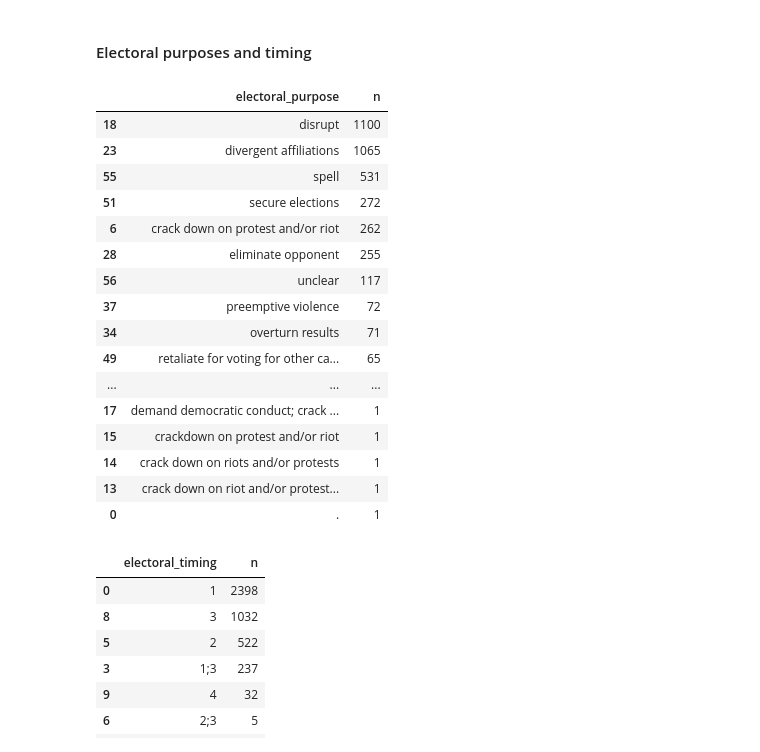
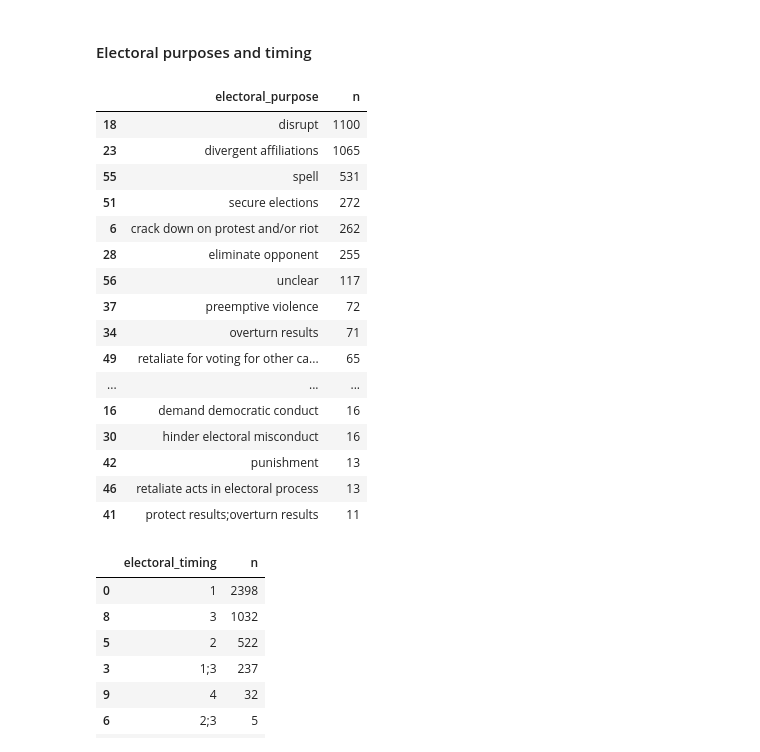
Before and after one commit to samuelco1997/Portfolio, a Jupyter notebook: Classifying Election Violence using ML in Python/DSII_FinalProject_Exploratory Data Analysis.ipynb, the cells around one changed output. Cells and saved outputs as stored; diff of their text form; code cells hidden in the pictures.

```diff
--- a/Classifying Election Violence using ML in Python/DSII_FinalProject_Exploratory Data Analysis.ipynb
+++ b/Classifying Election Violence using ML in Python/DSII_FinalProject_Exploratory Data Analysis.ipynb
@@ -21,7 +21,8 @@ from sklearn.tree import DecisionTreeClassifier
 from sklearn.preprocessing import LabelEncoder
 
 # Reading in data
-deco_clean = pd.read_csv("./deco_clean.csv")
+deco_clean = pd.read_csv("./Data/deco_clean.csv") # Cleaned data
+deco = pd.read_csv("./Data/DECO_v.1.0.csv") # Raw data
 
 
 ## Display all columns
@@ -218,25 +231,25 @@ create_histogram(deco_clean[deco_clean["best"]>=1], "best", 50)
 #### Electoral purposes and timing
 # %%
 #count of instances of electoral purposes
-count_by(deco_clean, "electoral_purpose")
+count_by(deco_clean, "electoral_purpose")[:25] # top 25
 # %% [output]
 |  | electoral_purpose | n |
 | 18 | disrupt | 1100 |
 | 23 | divergent affiliations | 1065 |
 | 55 | spell | 531 |
 | 51 | secure elections | 272 |
 | 6 | crack down on protest and/or riot | 262 |
 | 28 | eliminate opponent | 255 |
 | 56 | unclear | 117 |
 | 37 | preemptive violence | 72 |
 | 34 | overturn results | 71 |
 | 49 | retaliate for voting for other ca... | 65 |
 | ... | ... | ... |
-| 17 | demand democratic conduct; crack ... | 1 |
-| 15 | crackdown on protest and/or riot | 1 |
-| 14 | crack down on riots and/or protests | 1 |
-| 13 | crack down on riot and/or protest... | 1 |
-| 0 | . | 1 |
+| 16 | demand democratic conduct | 16 |
+| 30 | hinder electoral misconduct | 16 |
+| 42 | punishment | 13 |
+| 46 | retaliate acts in electoral process | 13 |
+| 41 | protect results;overturn results | 11 |
 # %%
 #count of instances of electoral timing
 count_by(deco_clean, "electoral_timing")
```
Also changed, not shown: parts of 12 cells of this notebook, 7 other files.
